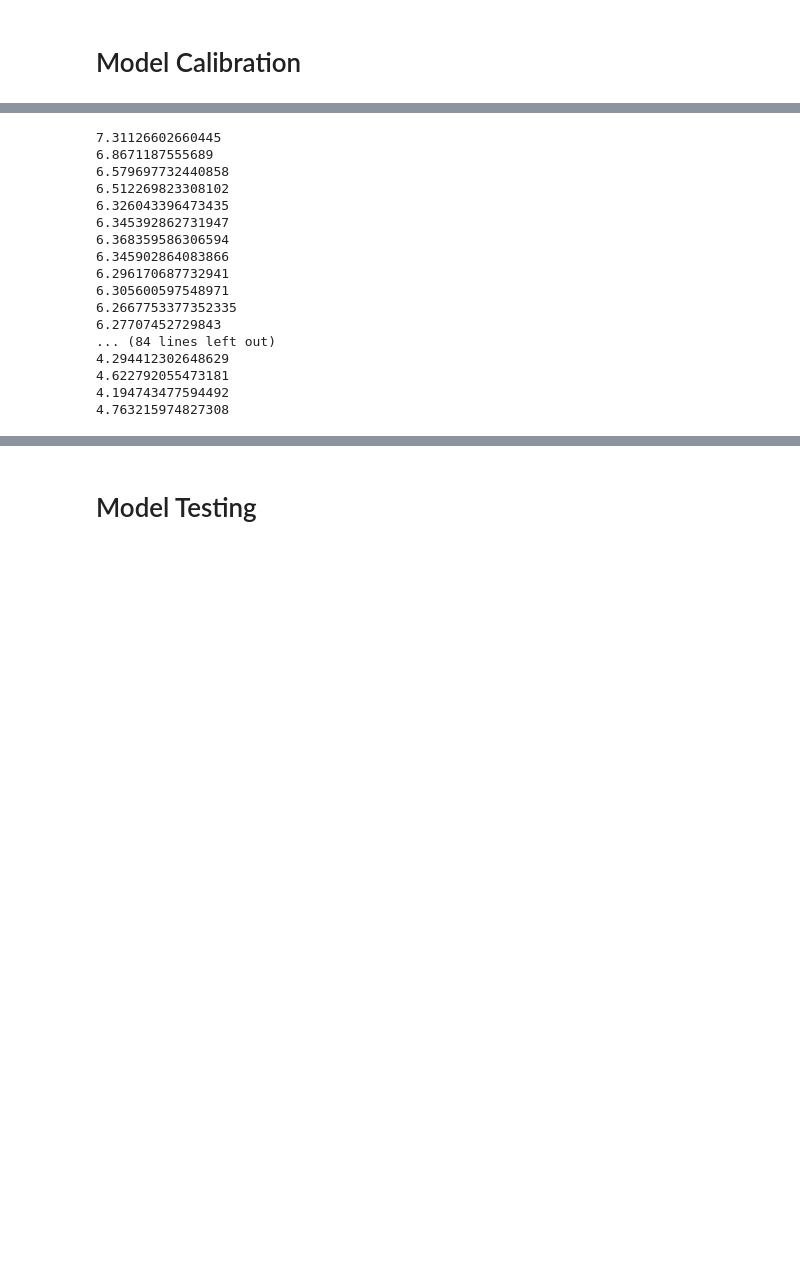
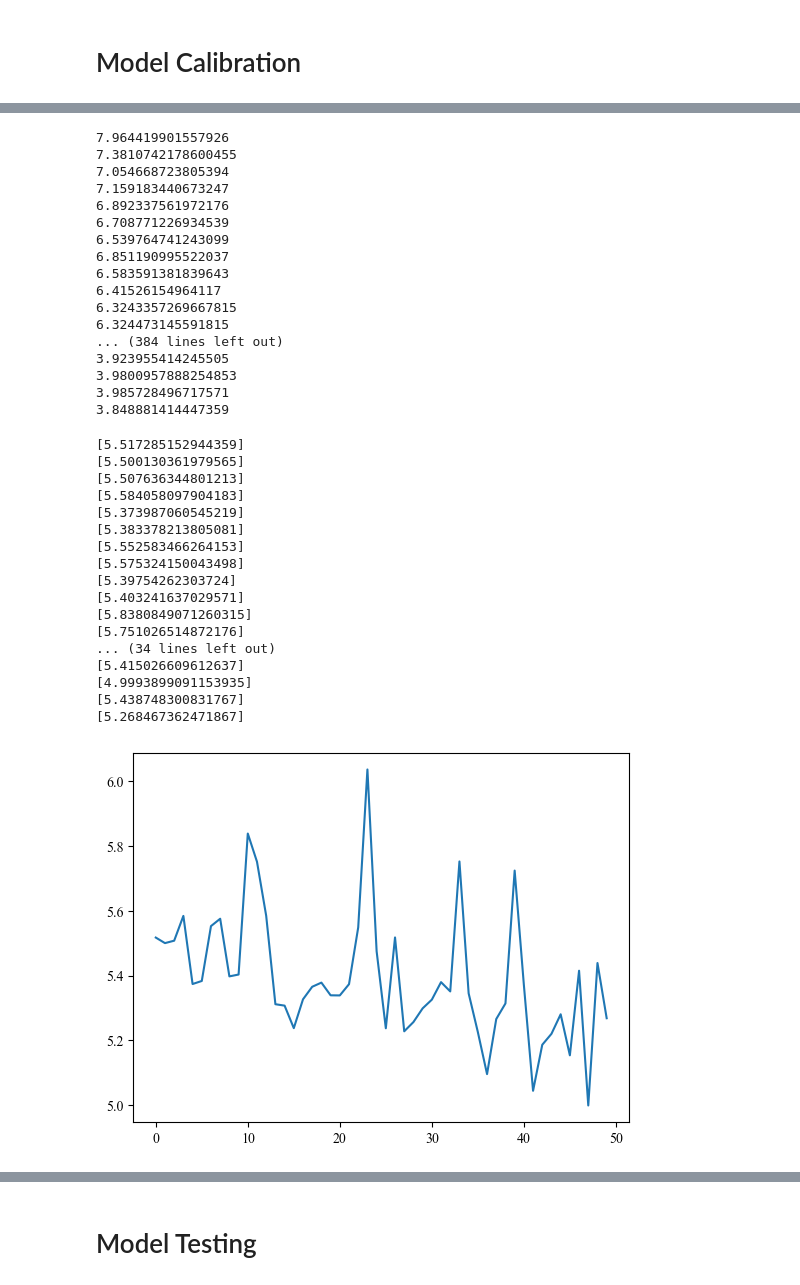
Before and after one commit to TimHenry1995/gyoza, a Jupyter notebook: src/gyoza/scripts/manifolds.ipynb, the cells around one changed output, grey strips where cells are left out. Cells and saved outputs as stored; diff of their text form; code cells hidden in the pictures; blank space fills up the shorter version.

```diff
--- a/src/gyoza/scripts/manifolds.ipynb
+++ b/src/gyoza/scripts/manifolds.ipynb
@@ -249,31 +295,58 @@ plot_input_output(network, s_range = [np.min(s), np.max(s)], f=manifold_function
 # %%
-network.compile(optimizer=tf.keras.optimizers.Adam(learning_rate=0.05))
+network.compile(optimizer=tf.keras.optimizers.Adam(learning_rate=0.01))
 epoch_count = 50
-batch_size = 512
-reset_random_number_generators(78)
+batch_size = 128
+reset_random_number_generators(568)
 for e in range(epoch_count):
     iterator = mdis.volatile_factorized_pair_iterator(X=X, Y=Y, batch_size=batch_size, similarity_function=similarity_function)
     for batch in iterator:
         loss = network.train_step(data=batch)
         print(loss.numpy())
 # %% [output]
-7.31126602660445
-6.8671187555689
-6.579697732440858
-6.512269823308102
-6.326043396473435
-6.345392862731947
-6.368359586306594
-6.345902864083866
-6.296170687732941
-6.305600597548971
-6.2667753377352335
-6.27707452729843
-... (84 lines left out)
-4.294412302648629
-4.622792055473181
-4.194743477594492
-4.763215974827308
+7.964419901557926
+7.3810742178600455
+7.054668723805394
+7.159183440673247
+6.892337561972176
+6.708771226934539
+6.539764741243099
+6.851190995522037
+6.583591381839643
+6.41526154964117
+6.3243357269667815
+6.324473145591815
+... (384 lines left out)
+3.923955414245505
+3.9800957888254853
+3.985728496717571
+3.848881414447359
+# %%
+#network.compile(optimizer=tf.keras.optimizers.Adam(learning_rate=0.01))
+reset_random_number_generators(seed=78)
+iterator = mdis.VolatileFactorizedPairIterator(X=X, Y=Y, batch_size=512, similarity_function=similarity_function)
+epoch_losses = network.fit(iterator=iterator, epoch_count=50)
+plt.figure()
+plt.plot(epoch_losses)
+plt.show()
+# %% [output]
+[5.517285152944359]
+[5.500130361979565]
+[5.507636344801213]
+[5.584058097904183]
+[5.373987060545219]
+[5.383378213805081]
+[5.552583466264153]
+[5.575324150043498]
+[5.39754262303724]
+[5.403241637029571]
+[5.8380849071260315]
+[5.751026514872176]
+... (34 lines left out)
+[5.415026609612637]
+[4.9993899091153935]
+[5.438748300831767]
+[5.268467362471867]
+[figure, added]
 # %%
 plot_input_output(network, s_range = [np.min(s), np.max(s)], f=manifold_function, title="Model Behaviour on Manifold " + r"${}$".format(manifold_name))
 # %% [output]
```
Also changed, not shown: parts of 8 cells of this notebook, 3 other files.
